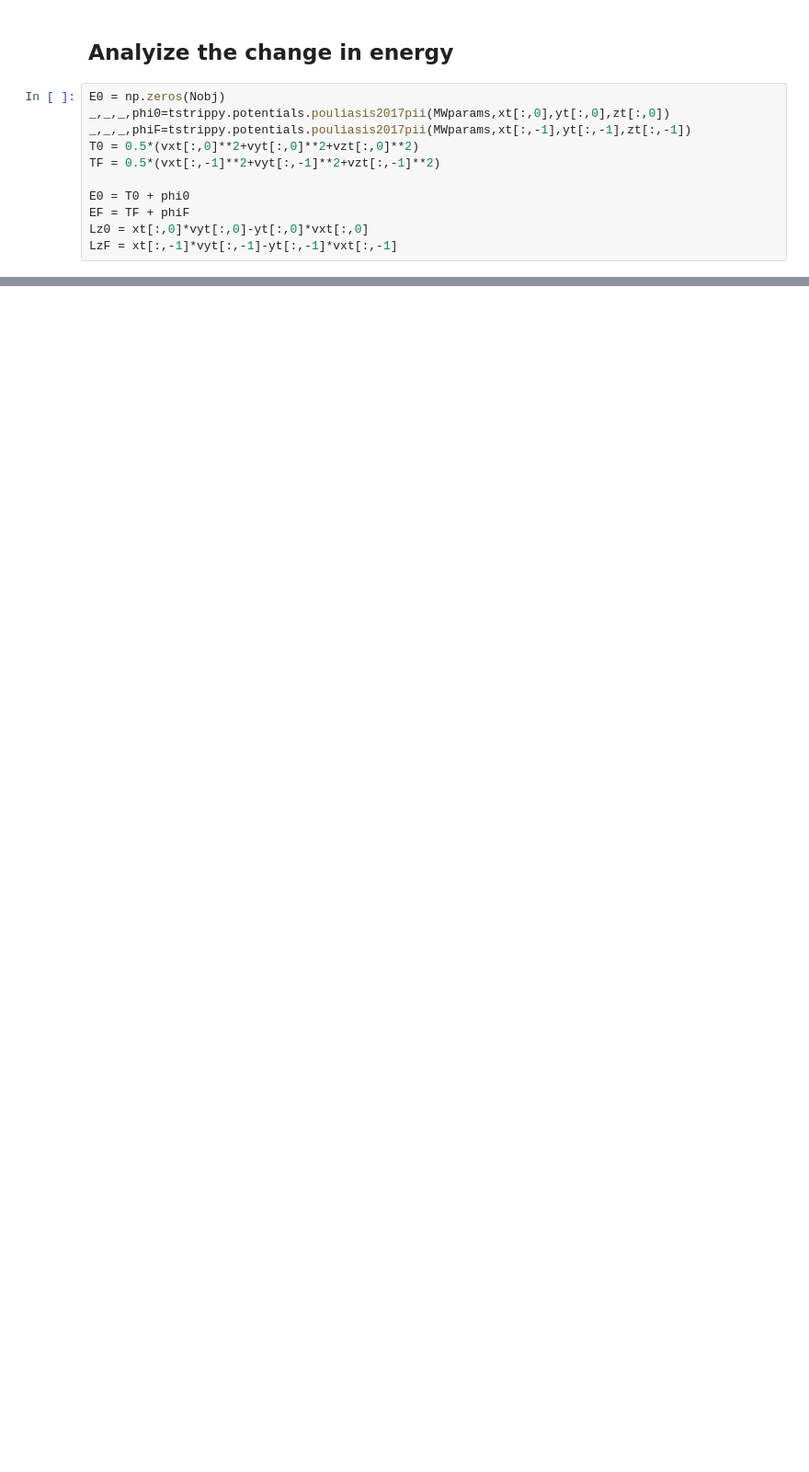
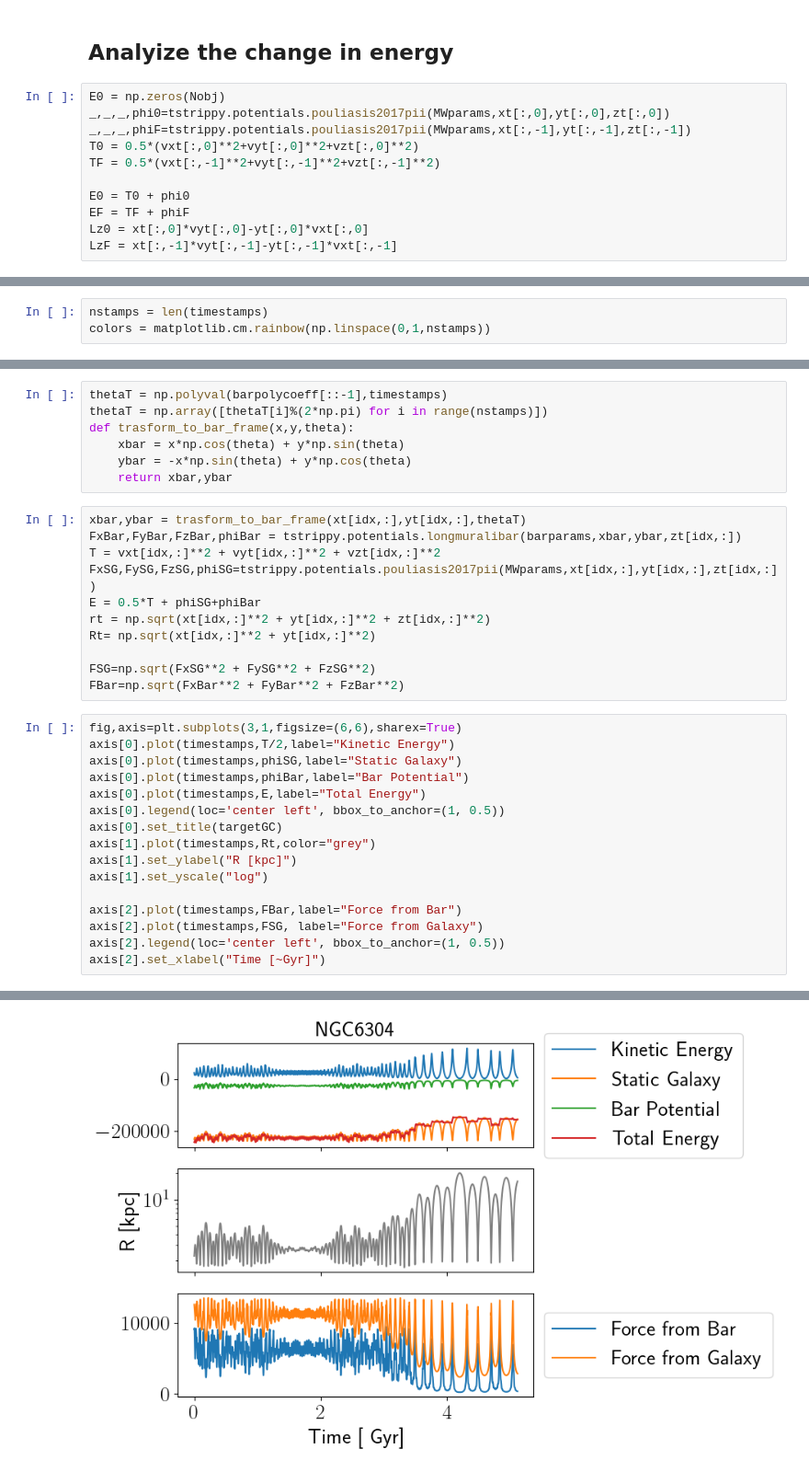
Before and after one commit to salvatore-ferrone/tstrippy, a Jupyter notebook: docs/source/bar.ipynb, the cells around one changed output, grey strips where cells are left out. Shown: that part at 92% size. Drawn from its saved outputs; the diff is of its cells as text; blank space fills up the shorter version.

```diff
--- a/docs/source/bar.ipynb
+++ b/docs/source/bar.ipynb
@@ -127,0 +152,3 @@ fig.tight_layout()
+# %%
+nstamps = len(timestamps)
+colors = matplotlib.cm.rainbow(np.linspace(0,1,nstamps))
@@ -127,0 +166,35 @@ fig.tight_layout()
+# %%
+thetaT = np.polyval(barpolycoeff[::-1],timestamps)
+thetaT = np.array([thetaT[i]%(2*np.pi) for i in range(nstamps)])
+def trasform_to_bar_frame(x,y,theta):
+    xbar = x*np.cos(theta) + y*np.sin(theta)
+    ybar = -x*np.sin(theta) + y*np.cos(theta)
+    return xbar,ybar
+# %%
+xbar,ybar = trasform_to_bar_frame(xt[idx,:],yt[idx,:],thetaT)
+FxBar,FyBar,FzBar,phiBar = tstrippy.potentials.longmuralibar(barparams,xbar,ybar,zt[idx,:])
+T = vxt[idx,:]**2 + vyt[idx,:]**2 + vzt[idx,:]**2
+FxSG,FySG,FzSG,phiSG=tstrippy.potentials.pouliasis2017pii(MWparams,xt[idx,:],yt[idx,:],zt[idx,:])
+E = 0.5*T + phiSG+phiBar
+rt = np.sqrt(xt[idx,:]**2 + yt[idx,:]**2 + zt[idx,:]**2)
+Rt= np.sqrt(xt[idx,:]**2 + yt[idx,:]**2)
+
+FSG=np.sqrt(FxSG**2 + FySG**2 + FzSG**2)
+FBar=np.sqrt(FxBar**2 + FyBar**2 + FzBar**2)
+# %%
+fig,axis=plt.subplots(3,1,figsize=(6,6),sharex=True)
+axis[0].plot(timestamps,T/2,label="Kinetic Energy")
+axis[0].plot(timestamps,phiSG,label="Static Galaxy")
+axis[0].plot(timestamps,phiBar,label="Bar Potential")
+axis[0].plot(timestamps,E,label="Total Energy")
+axis[0].legend(loc='center left', bbox_to_anchor=(1, 0.5))
+axis[0].set_title(targetGC)
+axis[1].plot(timestamps,Rt,color="grey")
+axis[1].set_ylabel("R [kpc]")
+axis[1].set_yscale("log")
+
+axis[2].plot(timestamps,FBar,label="Force from Bar")
+axis[2].plot(timestamps,FSG, label="Force from Galaxy")
+axis[2].legend(loc='center left', bbox_to_anchor=(1, 0.5))
+axis[2].set_xlabel("Time [~Gyr]")
+# %% [output]
@@ -127,0 +202 @@ fig.tight_layout()
+[figure, added]
```
Also changed, not shown: parts of 17 cells of this notebook.
